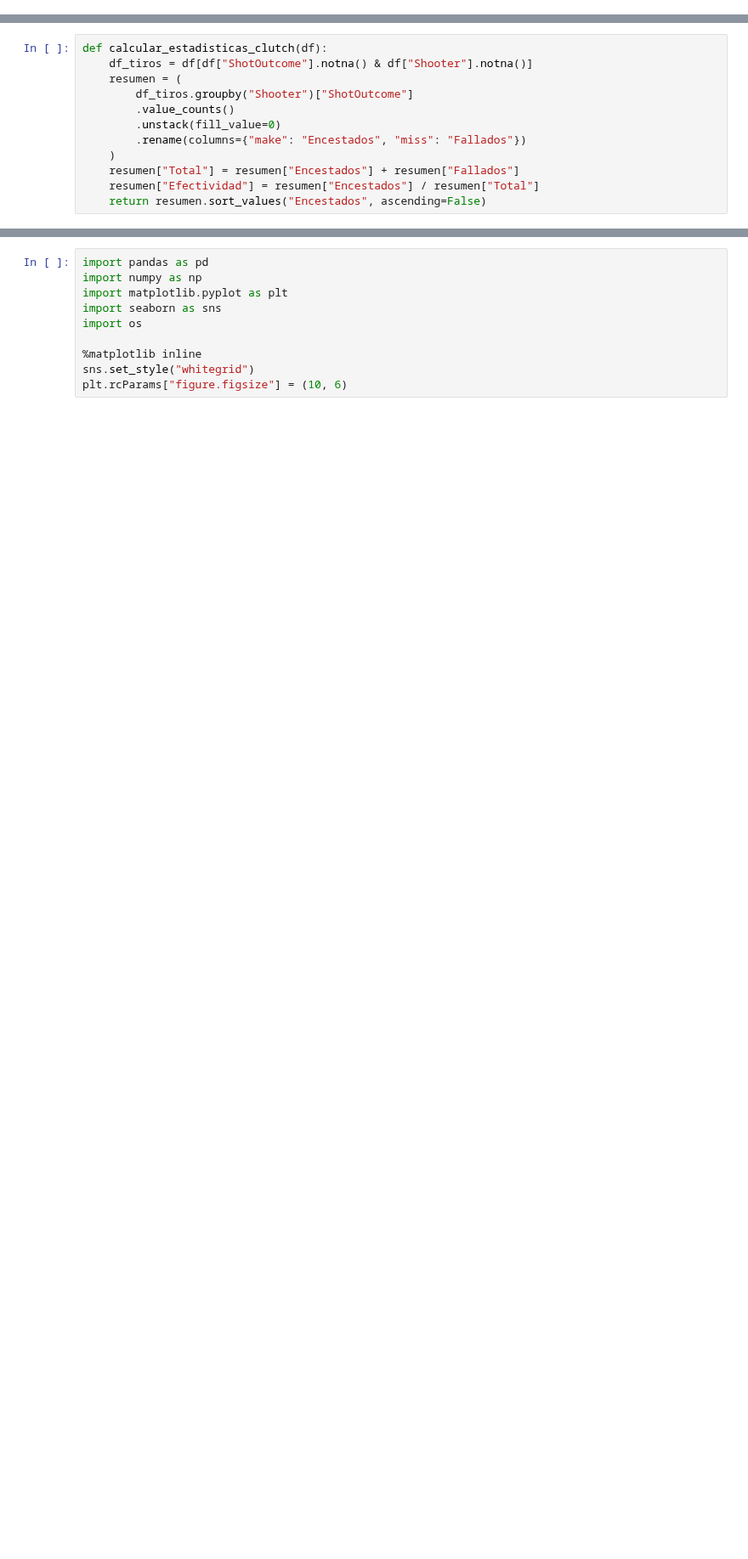
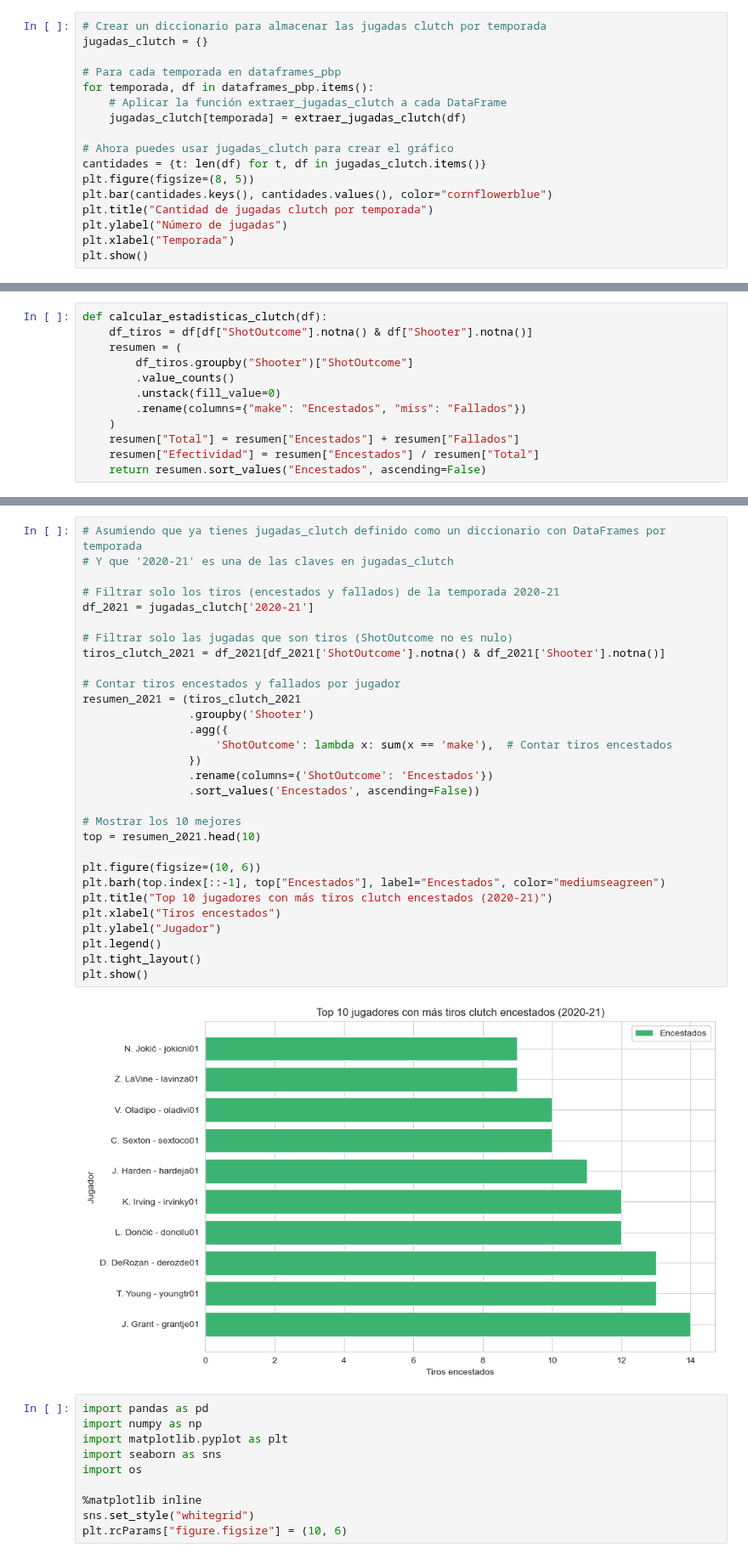
Before and after one commit to jorge-ivan-jimenez-reyes/DataScienceB, a Jupyter notebook: TercerExamen/Presentation.ipynb, the cells around one changed output, grey strips where cells are left out. Shown at 85% size. Saved outputs shown, nothing was run; the diff lists cells and outputs as text; blank space fills up the shorter version.

```diff
--- a/TercerExamen/Presentation.ipynb
+++ b/TercerExamen/Presentation.ipynb
@@ -357,3 +384,20 @@ plt.tight_layout()
 plt.show()
 # %% [output]
 [figure]
+# %%
+# Crear un diccionario para almacenar las jugadas clutch por temporada
+jugadas_clutch = {}
+
+# Para cada temporada en dataframes_pbp
+for temporada, df in dataframes_pbp.items():
+    # Aplicar la función extraer_jugadas_clutch a cada DataFrame
+    jugadas_clutch[temporada] = extraer_jugadas_clutch(df)
+
+# Ahora puedes usar jugadas_clutch para crear el gráfico
+cantidades = {t: len(df) for t, df in jugadas_clutch.items()}
+plt.figure(figsize=(8, 5))
+plt.bar(cantidades.keys(), cantidades.values(), color="cornflowerblue")
+plt.title("Cantidad de jugadas clutch por temporada")
+plt.ylabel("Número de jugadas")
+plt.xlabel("Temporada")
+plt.show()
@@ -397,3 +430,35 @@ plt.show()
+# %%
+# Asumiendo que ya tienes jugadas_clutch definido como un diccionario con DataFrames por temporada
+# Y que '2020-21' es una de las claves en jugadas_clutch
+
+# Filtrar solo los tiros (encestados y fallados) de la temporada 2020-21
+df_2021 = jugadas_clutch['2020-21']
+
+# Filtrar solo las jugadas que son tiros (ShotOutcome no es nulo)
+tiros_clutch_2021 = df_2021[df_2021['ShotOutcome'].notna() & df_2021['Shooter'].notna()]
+
+# Contar tiros encestados y fallados por jugador
+resumen_2021 = (tiros_clutch_2021
+                .groupby('Shooter')
+                .agg({
+                    'ShotOutcome': lambda x: sum(x == 'make'),  # Contar tiros encestados
+                })
+                .rename(columns={'ShotOutcome': 'Encestados'})
+                .sort_values('Encestados', ascending=False))
+
+# Mostrar los 10 mejores
+top = resumen_2021.head(10)
+
+plt.figure(figsize=(10, 6))
+plt.barh(top.index[::-1], top["Encestados"], label="Encestados", color="mediumseagreen")
+plt.title("Top 10 jugadores con más tiros clutch encestados (2020-21)")
+plt.xlabel("Tiros encestados")
+plt.ylabel("Jugador")
+plt.legend()
+plt.tight_layout()
+plt.show()
+# %% [output]
+[figure, added]
 # %%
 import pandas as pd
 import numpy as np
```
Also changed, not shown: parts of 20 cells of this notebook.
